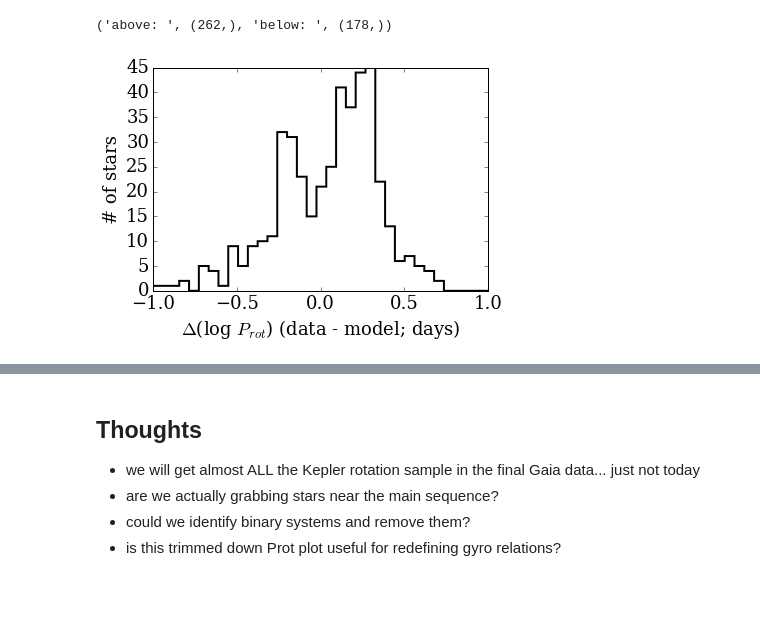
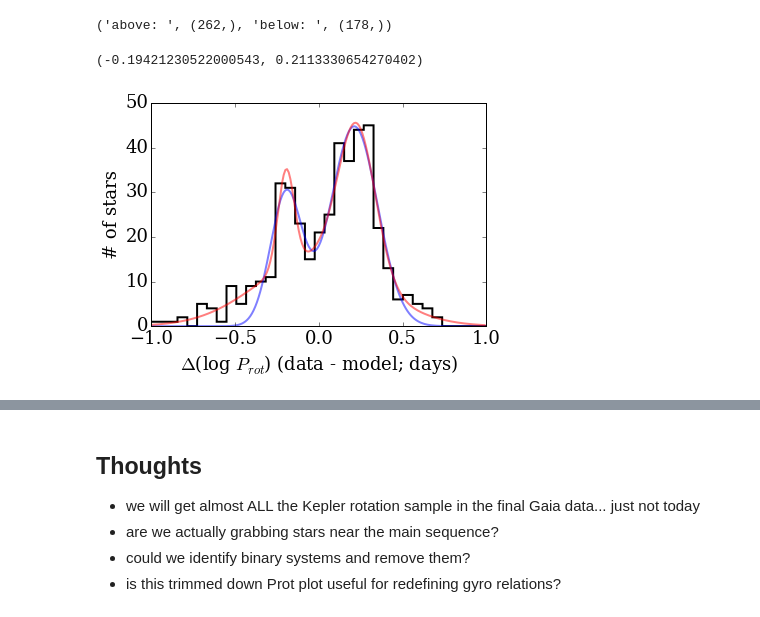
Before and after one commit to jradavenport/gaia_rot, a Jupyter notebook: explore.ipynb, the cells around one changed output, grey strips where cells are left out. Saved outputs shown, nothing was run; the diff lists cells and outputs as text; code cells hidden in the pictures.

Commit message:
try another McQuillan plot. not useful unfortunately

```diff
--- a/explore.ipynb
+++ b/explore.ipynb
@@ -489,15 +503,56 @@ below = np.where((gaia[u'Prot'].values[ok][msok] <= red_P))
 print('above: ',np.shape(above[0]), 'below: ', np.shape(below[0]))
 # %% [output]
 ('above: ', (262,), 'below: ', (178,))
+# %%
+def _gaus1(x, a1, x1, sig1):
+    """
+    simple function for 2 gaussians
+    """
+    f = (a1 * np.exp(-(x - x1)**2 / (2 * sig1**2)))
+    return f
+
+def _gaus2(x, a1, x1, sig1, a2, x2, sig2):
+    """
+    simple function for 2 gaussians
+    """
+    f = (a1 * np.exp(-(x - x1)**2 / (2 * sig1**2)) +
+         a2 * np.exp(-(x - x2)**2 / (2 * sig2**2)) )
+    return f
+
+def _gaus3(x, a1, x1, sig1, a2, x2, sig2, a3, x3, sig3):
+    """
+    simple function for 2 gaussians
+    """
+    f = (a1 * np.exp(-(x - x1)**2 / (2 * sig1**2)) +
+         a2 * np.exp(-(x - x2)**2 / (2 * sig2**2)) +
+         a3 * np.exp(-(x - x3)**2 / (2 * sig3**2)))
+    return f
 # %%
-_ = plt.hist(np.log10(gaia[u'Prot'].values[ok][msok]) - np.log10(red_P),
-             bins=45, histtype='step', lw=2, color='k')
+yy, xx, _ = plt.hist(np.log10(gaia[u'Prot'].values[ok][msok]) - np.log10(red_P),
+                     bins=45, histtype='step', lw=2, color='k')
+
+p2 = [32, -0.25, 0.01, 45, 0.25, 0.01]
+bcent = (xx[:-1] + xx[1:])/2.
+popt2, pcov = curve_fit(_gaus2, bcent, yy, p0=p2)
+
+dprot = np.arange(-1,1,0.01)
+plt.plot(dprot, _gaus2(dprot, *popt2), lw=2, alpha=0.5)
+
+p3 = [32, -0.25, 0.01, 45, 0.25, 0.01, 10, -0.1, 0.3]
+popt3, pcov = curve_fit(_gaus3, bcent, yy, p0=p3)
+
+plt.plot(dprot, _gaus3(dprot, *popt3), lw=2, alpha=0.5, c='red')
+
+
 plt.xlim(-1,1)
 plt.xlabel(r'$\Delta$(log $P_{rot}$) (data - model; days)')
 plt.ylabel('# of stars')
 plt.savefig('fig5.png', dpi=300, bbox_inches='tight', pad_inches=0.25)
+
+print(popt[1], popt[4])
 # %% [output]
+(-0.19421230522000543, 0.2113330654270402)
-[figure, old version]
+[figure, new version]
 # %%
 # can we estimate the space volume covered by A) the TGAS-matched MS sample, and
 # B) the K/M stars that show the bimodality from McQuillan?
```
Also changed, not shown: parts of 18 cells of this notebook.
